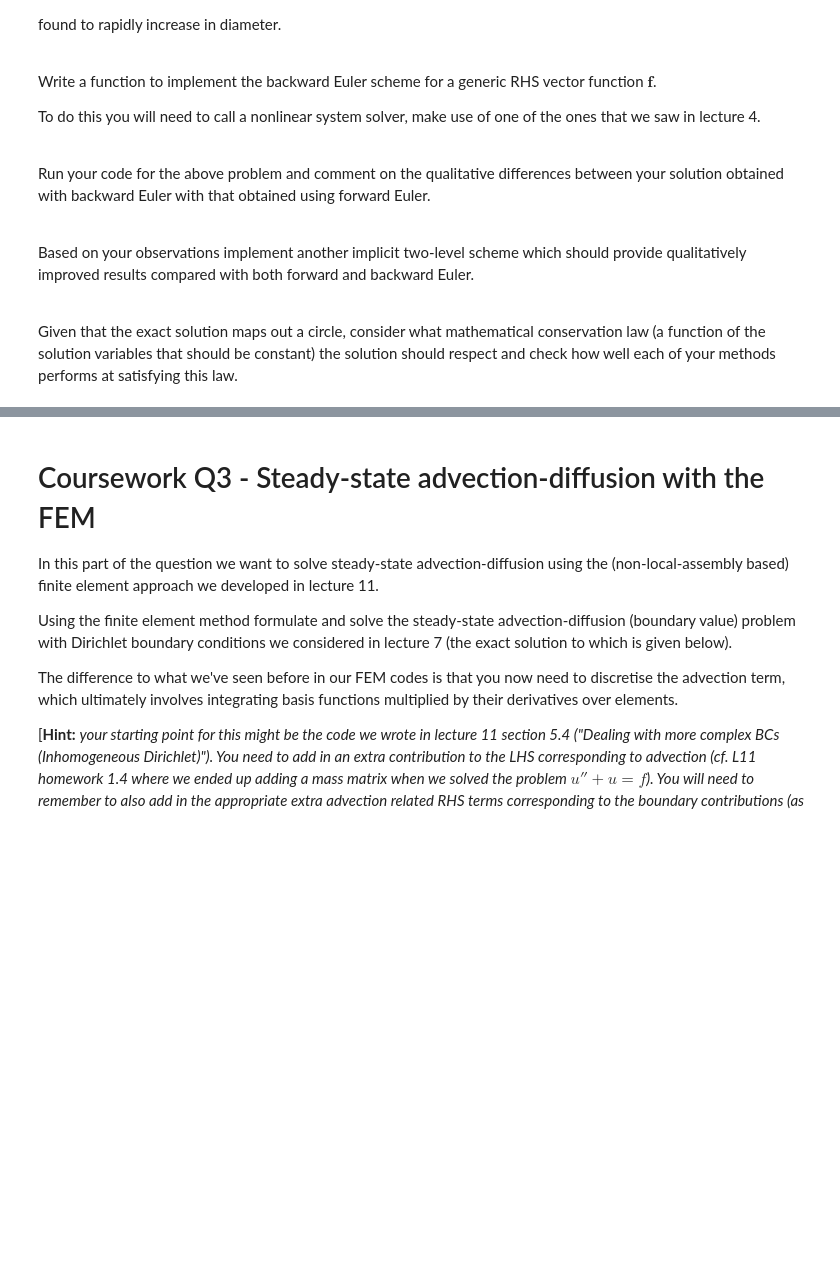
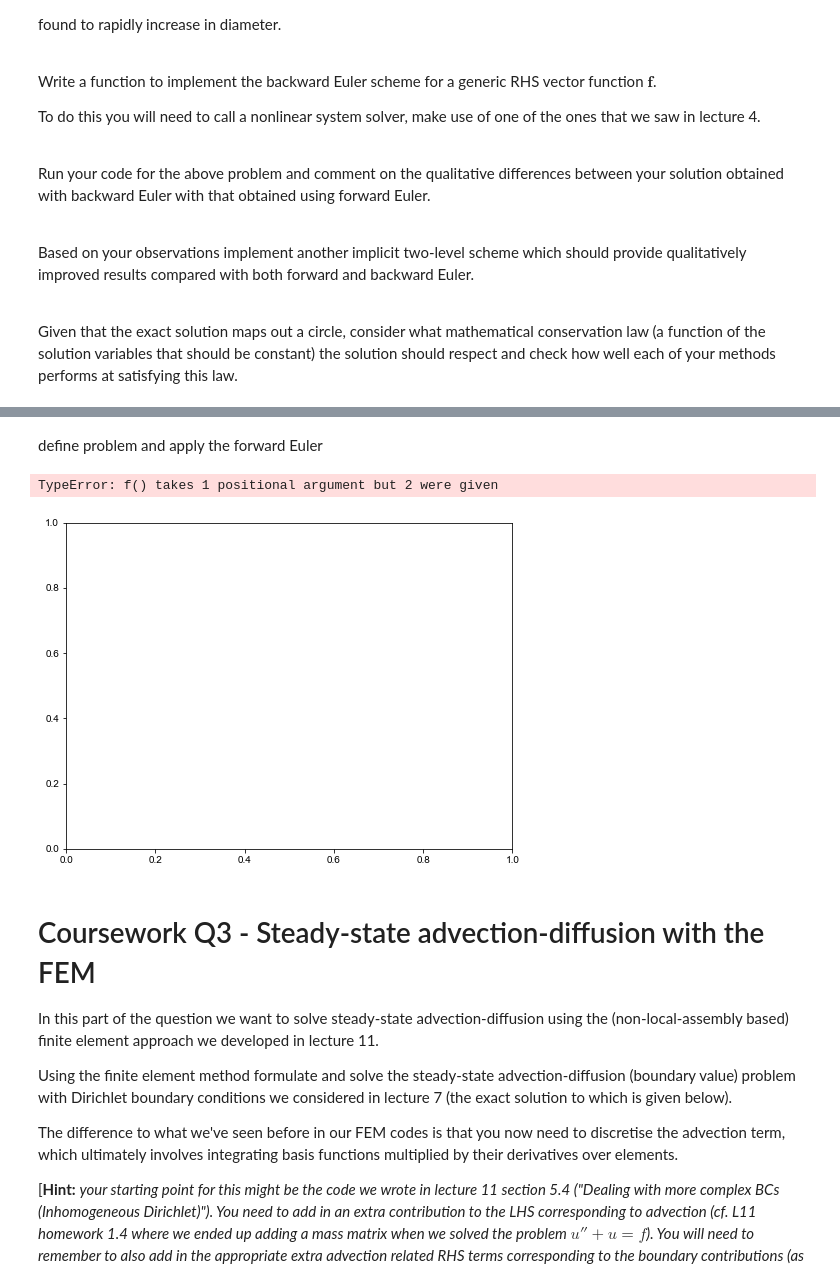
Before and after one commit to yxyyxy93/127_pythonFEM, a Jupyter notebook: ACSE-3-2019-20-Coursework.ipynb, the cells around one changed output, grey strips where cells are left out. Cells and saved outputs as stored; diff of their text form; code cells hidden in the pictures; blank space fills up the shorter version.

```diff
--- a/ACSE-3-2019-20-Coursework.ipynb
+++ b/ACSE-3-2019-20-Coursework.ipynb
@@ -338,0 +357,18 @@ Given that the exact solution maps out a circle, consider what mathematical cons
+# %%
+### choose an nonlinear solver
+
+def f(x):
+    return 2*x + x*np.sin(x-3) - 5
+
+# use a SciPy nonlinear solver, with initial guess of 3 based on figures above
+x_sop = sop.newton(f, 3.0)
+
+print(x_sop)
+
+# compute the derivative by hand
+def dfdx(x):
+    return 2 + np.sin(x-3) + x*np.cos(x-3)
+
+# and evaluate it at the root
+print(dfdx(x_sop))
+print(f(x_sop))
@@ -339,3 +379,65 @@ Given that the exact solution maps out a circle, consider what mathematical cons
+# %% [markdown]
+define problem and apply the forward Euler
+# %%
+K = 2
+C0 = 1
+tend = 1
+
+def f(x):
+    return 2*x + x*np.sin(x-3) - 5
+
+# set up figure
+fig, axs = plt.subplots(1, 1, figsize=(8, 6))
+
+# the range of time step sizes we will consider
+dts = [0.5/(2**n) for n in range(0, 6)]
+
+# somewhere to store our errors for each time step size
+FE_error = np.empty(len(dts))
+BE_error = np.empty(len(dts))
+leapfrog_error = np.empty(len(dts))
+trap_error = np.empty(len(dts))
+
+# loop over our different time step sizes, compute solution and corresponding error
+for (i, dt) in enumerate(dts):
+    # our time levels for the numerical solution
+    N_dt = int(round(tend/dt))
+    t = dt * np.linspace(0, N_dt, N_dt + 1)
+
+    # forward Euler
+    C = np.empty(len(t))
+    C[0] = C0
+    for (n, t_n) in enumerate(t[:-1]):
+        C[n+1] = C[n] + dt * f(t_n, C[n])
+
+    FE_error[i] = np.linalg.norm(C - Cex(t))/np.sqrt(len(C))
+
+    # backward Euler
+    def back_f(y1, y0, t, dt):
+        return y1 - dt*(y1 + 100.*t + 20.*t**2 / 2. + t**3/3) - y0
+
+    C = np.empty(len(t))
+    C[0] = C0
+    for (n, t_n) in enumerate(t[:-1]):
+        # need to use an implicit equation solver.
+        C[n+1] = sop.newton(back_f, C[n], args=(C[n],t_n+dt, dt))
+
+    BE_error[i] = np.linalg.norm(C - Cex(t))/np.sqrt(len(C))
+
+axs.loglog(dts, FE_error, 'k.-', label='forward Euler')
+axs.loglog(dts, BE_error, 'b.-', label='backward Euler')
+axs.set_xlabel('$\Delta t$', fontsize=16)
+axs.set_ylabel('Error', fontsize=16)
+axs.set_title('Convergence plot', fontsize=16)
+axs.grid(True)
+axs.legend(loc='best', fontsize=14)
+annotation.slope_marker((1.5e-2, 4e-3), (1, 1), ax=axs,
+                        size_frac=0.25, pad_frac=0.05, text_kwargs = dict(fontsize = 14))
+annotation.slope_marker((1.1e-1, 1.0e-3), (2, 1), ax=axs,
+                        size_frac=0.25, pad_frac=0.05, text_kwargs = dict(fontsize = 14))
+# %% [output]
+TypeError: f() takes 1 positional argument but 2 were given
+[figure, added]
 # %% [markdown]
 # Coursework Q3 - Steady-state advection-diffusion with the FEM
 
```
Also changed, not shown: parts of 4 cells of this notebook.
